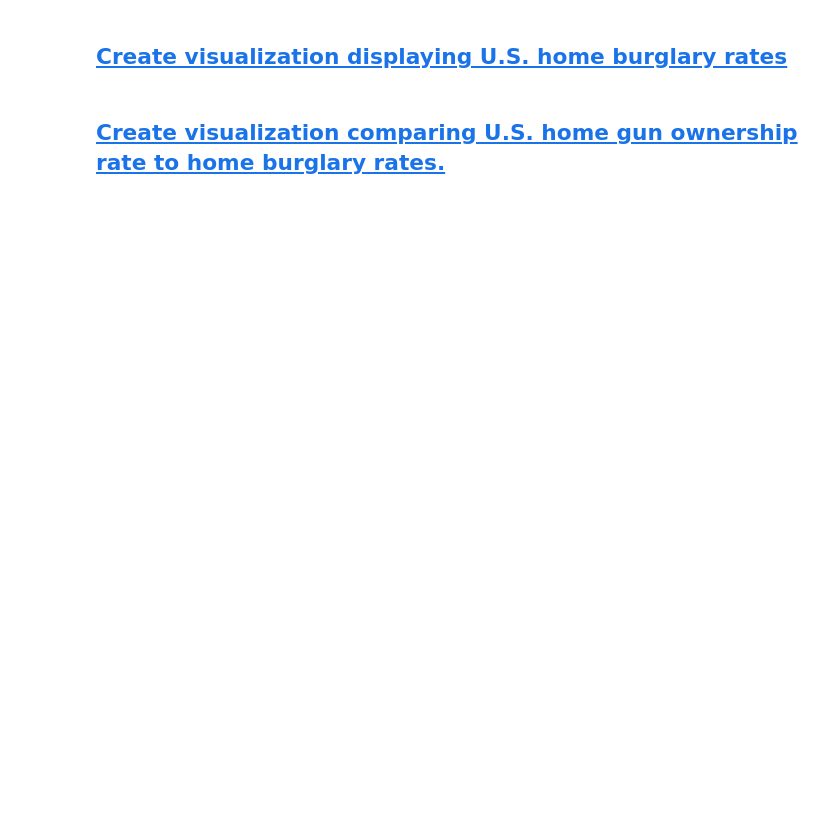
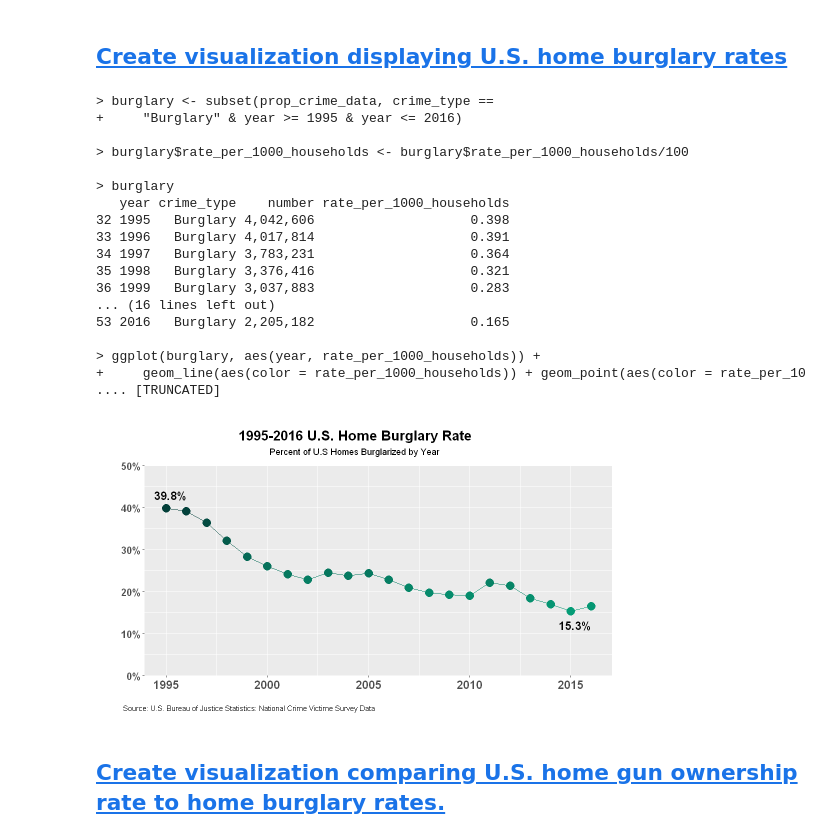
Before and after one commit to rebeccapaliwoda/gun_ownership, a Jupyter notebook: notebooks/gun_ownership_notebook.ipynb, the cells around one changed output. Cells and saved outputs as stored; diff of their text form; code cells hidden in the pictures; blank space fills up the shorter version.

```diff
--- a/notebooks/gun_ownership_notebook.ipynb
+++ b/notebooks/gun_ownership_notebook.ipynb
@@ -49,7 +89,26 @@ source("../src/data/burglary.r")
 # %% [markdown]
 ## <a id='toc1_6_'></a>[Create visualization displaying U.S. home burglary rates](#toc0_)
 # %%
-source("../src/visualization/burglary_plot.r")
+source("../src/visualization/burglary_plot.r", echo = TRUE)
+# %% [output]
+> burglary <- subset(prop_crime_data, crime_type ==
++     "Burglary" & year >= 1995 & year <= 2016)
+
+> burglary$rate_per_1000_households <- burglary$rate_per_1000_households/100
+
+> burglary
+   year crime_type    number rate_per_1000_households
+32 1995   Burglary 4,042,606                    0.398
+33 1996   Burglary 4,017,814                    0.391
+34 1997   Burglary 3,783,231                    0.364
+35 1998   Burglary 3,376,416                    0.321
+36 1999   Burglary 3,037,883                    0.283
+... (16 lines left out)
+53 2016   Burglary 2,205,182                    0.165
+
+> ggplot(burglary, aes(year, rate_per_1000_households)) +
++     geom_line(aes(color = rate_per_1000_households)) + geom_point(aes(color = rate_per_10 .... [TRUNCATED]
+[figure, added]
 # %% [markdown]
 ## <a id='toc1_7_'></a>[Create visualization comparing U.S. home gun ownership rate to home burglary rates.](#toc0_)
 # %%
```
Also changed, not shown: parts of 8 cells of this notebook, 3 other files.
